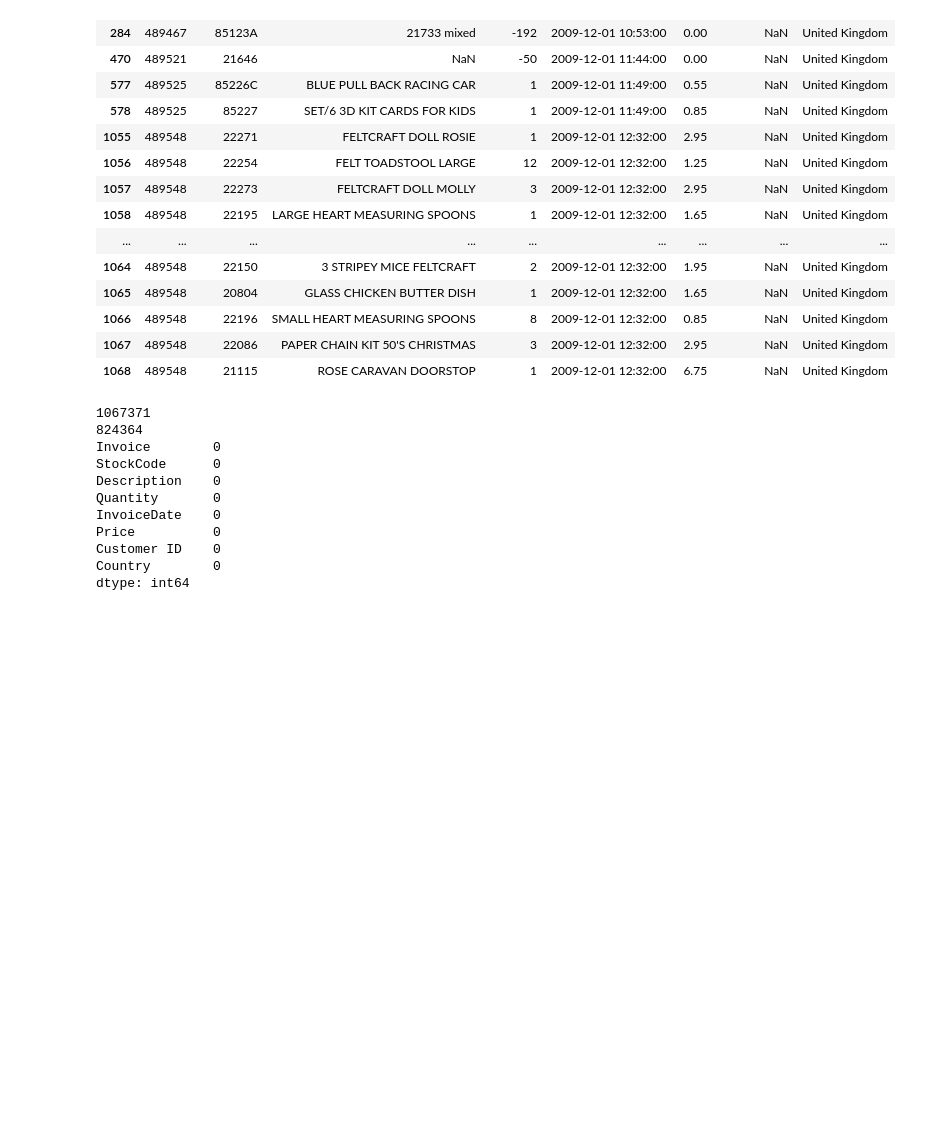
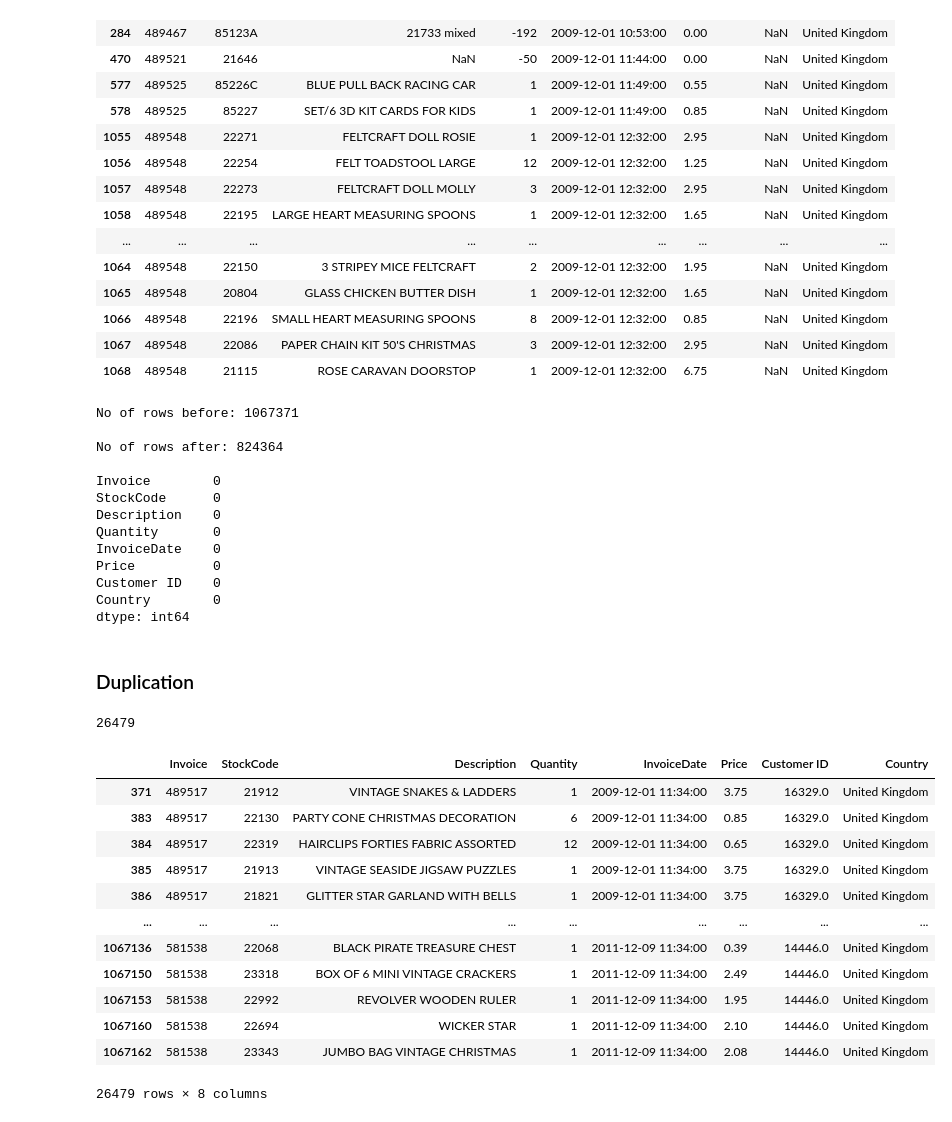
Before and after one commit to raydiwill/demands-forecasting, a Jupyter notebook: model.ipynb, the cells around one changed output. Saved outputs shown, nothing was run; the diff lists cells and outputs as text; code cells hidden in the pictures; blank space fills up the shorter version.

Commit message:
Updated duplication

```diff
--- a/model.ipynb
+++ b/model.ipynb
@@ -86,16 +86,18 @@ df[df.isnull().any(axis=1)].head(20)
 | 1067 | 489548 | 22086 | PAPER CHAIN KIT 50'S CHRISTMAS | 3 | 2009-12-01 12:32:00 | 2.95 | NaN | United Kingdom |
 | 1068 | 489548 | 21115 | ROSE CARAVAN DOORSTOP | 1 | 2009-12-01 12:32:00 | 6.75 | NaN | United Kingdom |
 # %%
-print(len(df))
+print(f'No of rows before: {len(df)}\n')
 
 df.dropna(inplace=True)
 
 # Verify
-print(len(df))
+print(f'No of rows after: {len(df)}\n')
 print(df.isnull().sum())
 # %% [output]
-1067371
-824364
+No of rows before: 1067371
+
+No of rows after: 824364
+
 Invoice        0
 StockCode      0
 Description    0
@@ -105,3 +107,25 @@ Price          0
 Customer ID    0
 Country        0
 dtype: int64
+# %% [markdown]
+### Duplication
+# %%
+df.duplicated().sum()
+# %% [output]
+26479
+# %%
+df[df.duplicated()]
+# %% [output]
+|  | Invoice | StockCode | Description | Quantity | InvoiceDate | Price | Customer ID | Country |
+| 371 | 489517 | 21912 | VINTAGE SNAKES & LADDERS | 1 | 2009-12-01 11:34:00 | 3.75 | 16329.0 | United Kingdom |
+| 383 | 489517 | 22130 | PARTY CONE CHRISTMAS DECORATION | 6 | 2009-12-01 11:34:00 | 0.85 | 16329.0 | United Kingdom |
+| 384 | 489517 | 22319 | HAIRCLIPS FORTIES FABRIC ASSORTED | 12 | 2009-12-01 11:34:00 | 0.65 | 16329.0 | United Kingdom |
+| 385 | 489517 | 21913 | VINTAGE SEASIDE JIGSAW PUZZLES | 1 | 2009-12-01 11:34:00 | 3.75 | 16329.0 | United Kingdom |
+| 386 | 489517 | 21821 | GLITTER STAR GARLAND WITH BELLS | 1 | 2009-12-01 11:34:00 | 3.75 | 16329.0 | United Kingdom |
+| ... | ... | ... | ... | ... | ... | ... | ... | ... |
+| 1067136 | 581538 | 22068 | BLACK PIRATE TREASURE CHEST | 1 | 2011-12-09 11:34:00 | 0.39 | 14446.0 | United Kingdom |
+| 1067150 | 581538 | 23318 | BOX OF 6 MINI VINTAGE CRACKERS | 1 | 2011-12-09 11:34:00 | 2.49 | 14446.0 | United Kingdom |
+| 1067153 | 581538 | 22992 | REVOLVER WOODEN RULER | 1 | 2011-12-09 11:34:00 | 1.95 | 14446.0 | United Kingdom |
+| 1067160 | 581538 | 22694 | WICKER STAR | 1 | 2011-12-09 11:34:00 | 2.10 | 14446.0 | United Kingdom |
+| 1067162 | 581538 | 23343 | JUMBO BAG VINTAGE CHRISTMAS | 1 | 2011-12-09 11:34:00 | 2.08 | 14446.0 | United Kingdom |
+26479 rows × 8 columns
```
